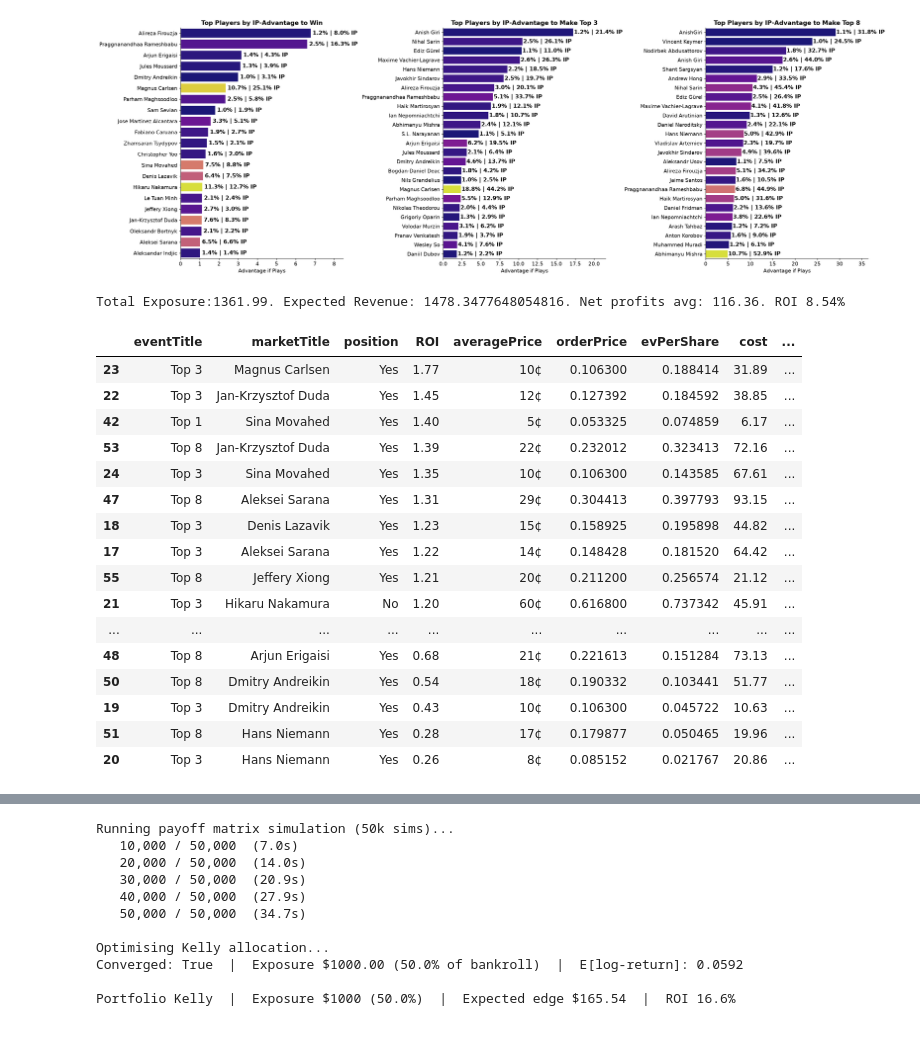
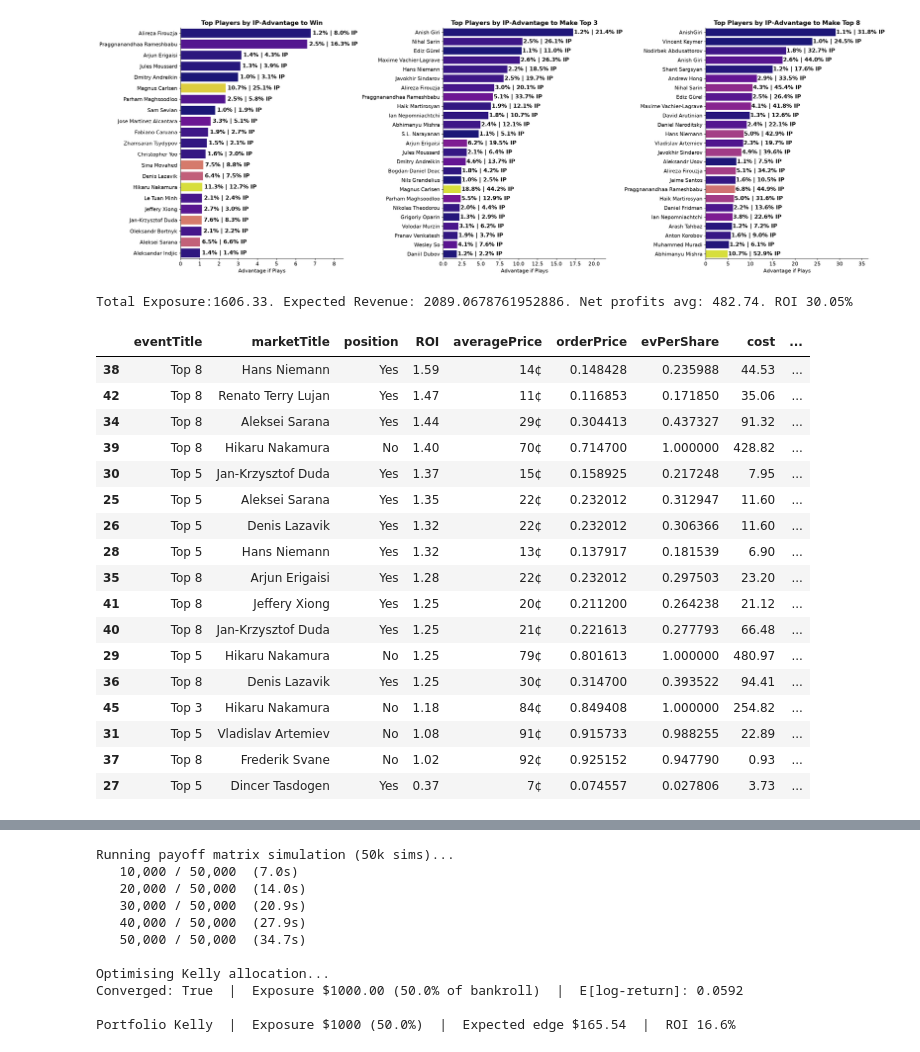
Before and after one commit to EvanMcCormick37/titled-tuesday-analysis, a Jupyter notebook: notebooks/evans-analysis.ipynb, the cells around one changed output, grey strips where cells are left out. Cells and saved outputs as stored; diff of their text form; code cells hidden in the pictures.

Commit message:
Some new predictions and updated the update_titled_tuesday.py scraper to add rankings to scraped players.

```diff
--- a/notebooks/evans-analysis.ipynb
+++ b/notebooks/evans-analysis.ipynb
@@ -50,7 +50,7 @@ for _n in [1, 3, 5, 8, 10]:
 results = _results_raw
 # %%
 BASE = "https://api.elections.kalshi.com/trade-api/v2"
-event_tickers = ["KXTITLEDTUESDAY-26JUL21","KXTITLEDTUESTOP-26JUL21T3","KXTITLEDTUESTOP-26JUL21T8"]
+event_tickers = ["KXTITLEDTUESDAY-26JUL28","KXTITLEDTUESTOP-26JUL28T3","KXTITLEDTUESTOP-26JUL28T5","KXTITLEDTUESTOP-26JUL28T8"]
 
 
 markets = []
@@ -69,6 +69,7 @@ for event_ticker in event_tickers:
             break
 
 all_asks= []
+all_players = []
 
 if markets:
     print(f"Found {len(markets)} markets in events '{[event_ticker for event_ticker in event_tickers]}'. Fetching rates...")
@@ -77,6 +78,7 @@ if markets:
         ticker = market["ticker"]
         title = market.get("title", "")
         subtitle = market.get("yes_sub_title", "")
+        all_players.append(subtitle)
 
         ob_resp = requests.get(f"{BASE}/markets/{ticker}/orderbook")
 
@@ -426,51 +437,53 @@ def avg_profits(df, df_results, fees=0, verbose=False):
         values_per_share.append(value)
         if verbose:
             print(f"{row['marketTitle']} in top {n}\t\t{row['position'].upper()}:\tBought {row['volume']} @{row['orderPrice']:.2f}.\t{value:.2f} EV per share.\t ${row['volume']*value-row['cost']:.2f} EV\t {(row['volume']*value/row['cost']-1)*100:.2f}% ROI")
 
     expected_return_col = [round(r-c,2) for r,c in zip(revenues, costs)]
     roi_col = [round(r/c,2) for r,c in zip(revenues, costs)]
 
     revenue = sum(revenues)
     cost = sum(costs)+fees
     net_profit = revenue-cost
     roi = (revenue/cost-1)*100
 
     print(f"Total Exposure:{cost}. Expected Revenue: {revenue}. Net profits avg: {net_profit:.2f}. ROI {roi:.2f}%")
 
     return expected_return_col, values, values_per_share, roi_col, costs
 
 n_title_dict = {
-    'Titled Tuesday Top 8: Jul 21': 8,
-    'Titled Tuesday Top 3: Jul 21': 3,
-    'Titled Tuesday Winner: Jul 21': 1
+    'Titled Tuesday Top 8: Jul 28': 8,
+    'Titled Tuesday Top 5: Jul 28': 5,
+    'Titled Tuesday Top 3: Jul 28': 3,
+    'Titled Tuesday Winner: Jul 28': 1
     }
 
 kalshi_orders = pd.read_csv("../data/Kalshi-Advanced-Portfolio.csv")
 df_tt = kalshi_orders[kalshi_orders['eventTitle'].str.contains('Tuesday')]
 df_tt[['position','volume']] = df_tt['position'].str.split(' x ',expand=True)
 df_tt['volume'] = df_tt['volume'].astype(float)
 df_tt['n'] = df_tt['eventTitle'].apply(lambda x: n_title_dict[x])
 df_tt['orderPrice'] = kalshi_order_price(df_tt['averagePrice'].str.extract('(\d+)').astype(float)/100.0)
 df_tt['expectedReturn'], df_tt['expectedValue'], df_tt['evPerShare'], df_tt['ROI'], df_tt['cost']=avg_profits(df_tt, results)
 df_tt['eventTitle'] = df_tt['eventTitle'].apply(lambda event: f'Top {n_title_dict[event]}')
 df_tt[['eventTitle','marketTitle','position','ROI','averagePrice','orderPrice','evPerShare','cost','expectedValue','expectedReturn']].sort_values('ROI',ascending=False)
 # %% [output]
-Total Exposure:1361.99. Expected Revenue: 1478.3477648054816. Net profits avg: 116.36. ROI 8.54%
+Total Exposure:1606.33. Expected Revenue: 2089.0678761952886. Net profits avg: 482.74. ROI 30.05%
 |  | eventTitle | marketTitle | position | ROI | averagePrice | orderPrice | evPerShare | cost | ... |
-| 23 | Top 3 | Magnus Carlsen | Yes | 1.77 | 10¢ | 0.106300 | 0.188414 | 31.89 | ... |
-| 22 | Top 3 | Jan-Krzysztof Duda | Yes | 1.45 | 12¢ | 0.127392 | 0.184592 | 38.85 | ... |
-| 42 | Top 1 | Sina Movahed | Yes | 1.40 | 5¢ | 0.053325 | 0.074859 | 6.17 | ... |
-| 53 | Top 8 | Jan-Krzysztof Duda | Yes | 1.39 | 22¢ | 0.232012 | 0.323413 | 72.16 | ... |
-| 24 | Top 3 | Sina Movahed | Yes | 1.35 | 10¢ | 0.106300 | 0.143585 | 67.61 | ... |
-| 47 | Top 8 | Aleksei Sarana | Yes | 1.31 | 29¢ | 0.304413 | 0.397793 | 93.15 | ... |
-| 18 | Top 3 | Denis Lazavik | Yes | 1.23 | 15¢ | 0.158925 | 0.195898 | 44.82 | ... |
-| 17 | Top 3 | Aleksei Sarana | Yes | 1.22 | 14¢ | 0.148428 | 0.181520 | 64.42 | ... |
-| 55 | Top 8 | Jeffery Xiong | Yes | 1.21 | 20¢ | 0.211200 | 0.256574 | 21.12 | ... |
-| 21 | Top 3 | Hikaru Nakamura | No | 1.20 | 60¢ | 0.616800 | 0.737342 | 45.91 | ... |
-| ... | ... | ... | ... | ... | ... | ... | ... | ... | ... |
-| 48 | Top 8 | Arjun Erigaisi | Yes | 0.68 | 21¢ | 0.221613 | 0.151284 | 73.13 | ... |
-| 50 | Top 8 | Dmitry Andreikin | Yes | 0.54 | 18¢ | 0.190332 | 0.103441 | 51.77 | ... |
-| 19 | Top 3 | Dmitry Andreikin | Yes | 0.43 | 10¢ | 0.106300 | 0.045722 | 10.63 | ... |
-| 51 | Top 8 | Hans Niemann | Yes | 0.28 | 17¢ | 0.179877 | 0.050465 | 19.96 | ... |
-| 20 | Top 3 | Hans Niemann | Yes | 0.26 | 8¢ | 0.085152 | 0.021767 | 20.86 | ... |
+| 38 | Top 8 | Hans Niemann | Yes | 1.59 | 14¢ | 0.148428 | 0.235988 | 44.53 | ... |
+| 42 | Top 8 | Renato Terry Lujan | Yes | 1.47 | 11¢ | 0.116853 | 0.171850 | 35.06 | ... |
+| 34 | Top 8 | Aleksei Sarana | Yes | 1.44 | 29¢ | 0.304413 | 0.437327 | 91.32 | ... |
+| 39 | Top 8 | Hikaru Nakamura | No | 1.40 | 70¢ | 0.714700 | 1.000000 | 428.82 | ... |
+| 30 | Top 5 | Jan-Krzysztof Duda | Yes | 1.37 | 15¢ | 0.158925 | 0.217248 | 7.95 | ... |
+| 25 | Top 5 | Aleksei Sarana | Yes | 1.35 | 22¢ | 0.232012 | 0.312947 | 11.60 | ... |
+| 26 | Top 5 | Denis Lazavik | Yes | 1.32 | 22¢ | 0.232012 | 0.306366 | 11.60 | ... |
+| 28 | Top 5 | Hans Niemann | Yes | 1.32 | 13¢ | 0.137917 | 0.181539 | 6.90 | ... |
+| 35 | Top 8 | Arjun Erigaisi | Yes | 1.28 | 22¢ | 0.232012 | 0.297503 | 23.20 | ... |
+| 41 | Top 8 | Jeffery Xiong | Yes | 1.25 | 20¢ | 0.211200 | 0.264238 | 21.12 | ... |
+| 40 | Top 8 | Jan-Krzysztof Duda | Yes | 1.25 | 21¢ | 0.221613 | 0.277793 | 66.48 | ... |
+| 29 | Top 5 | Hikaru Nakamura | No | 1.25 | 79¢ | 0.801613 | 1.000000 | 480.97 | ... |
+| 36 | Top 8 | Denis Lazavik | Yes | 1.25 | 30¢ | 0.314700 | 0.393522 | 94.41 | ... |
+| 45 | Top 3 | Hikaru Nakamura | No | 1.18 | 84¢ | 0.849408 | 1.000000 | 254.82 | ... |
+| 31 | Top 5 | Vladislav Artemiev | No | 1.08 | 91¢ | 0.915733 | 0.988255 | 22.89 | ... |
+| 37 | Top 8 | Frederik Svane | No | 1.02 | 92¢ | 0.925152 | 0.947790 | 0.93 | ... |
+| 27 | Top 5 | Dincer Tasdogen | Yes | 0.37 | 7¢ | 0.074557 | 0.027806 | 3.73 | ... |
 # %%
```
Also changed, not shown: parts of 4 cells of this notebook, 2 other files.
